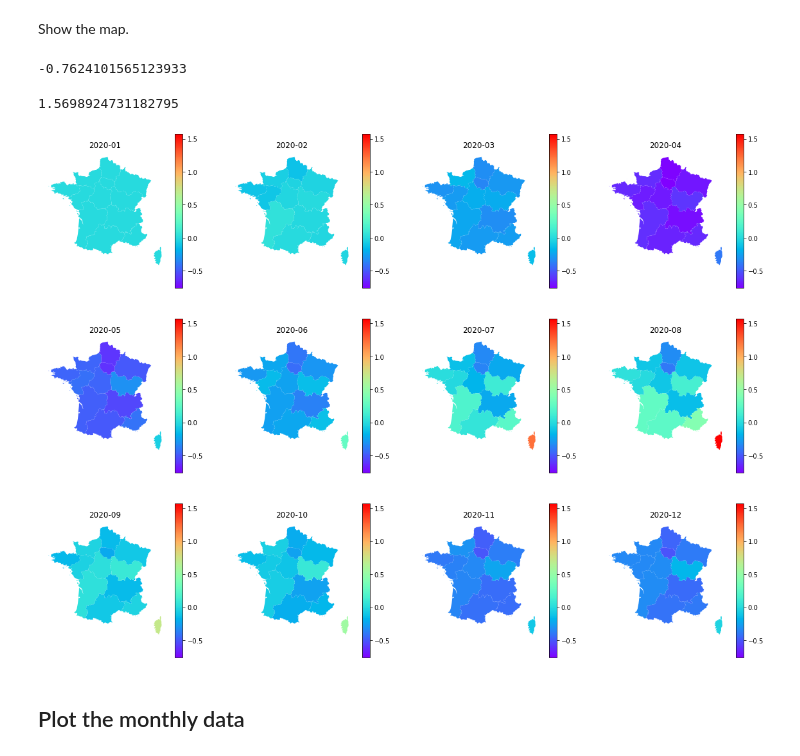
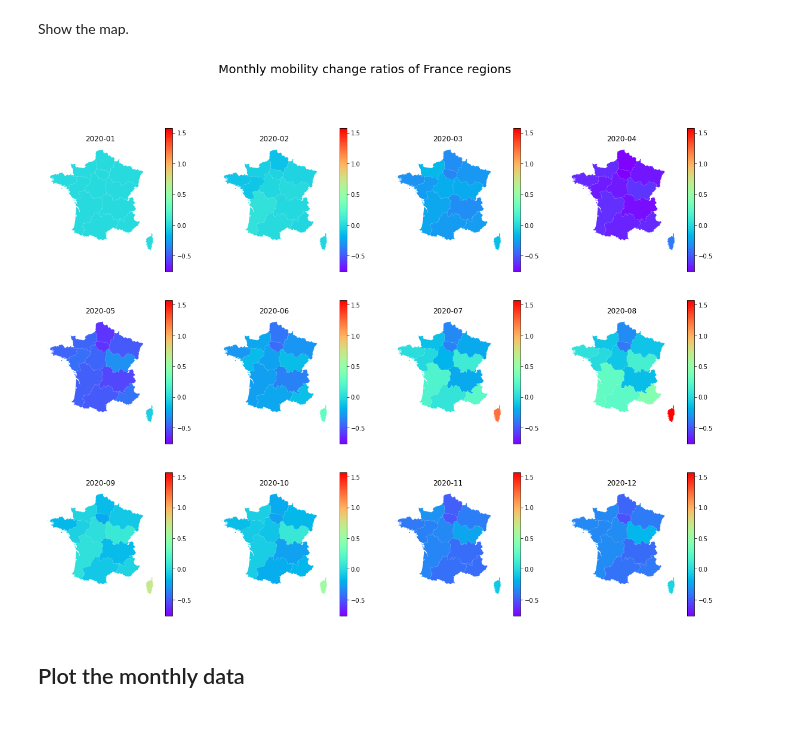
Before and after one commit to gladcolor/GIBD_RESTAPI, a Jupyter notebook: ODT_case_study_France.ipynb, the cells around one changed output. Saved outputs shown, nothing was run; the diff lists cells and outputs as text; code cells hidden in the pictures; blank space fills up the shorter version.

Commit message:
updated ODT_case_study_France

```diff
--- a/ODT_case_study_France.ipynb
+++ b/ODT_case_study_France.ipynb
@@ -116,44 +119,38 @@ jan_data
 | Île-de-France | 59548 |
 # %% [markdown]
 Show the map.
-# %%
-min(groupped.groupby(level=[0, 1])['intra_movement'].sum() / jan_data['intra_movement'] - 1)
-# %% [output]
--0.7624101565123933
-# %%
-max(groupped.groupby(level=[0, 1])['intra_movement'].sum() / jan_data['intra_movement']- 1)
-# %% [output]
-1.5698924731182795
 # %%
 row_cnt = 3
 col_cnt = 4
-fig, axes = plt.subplots(row_cnt, col_cnt, figsize=(20,15) )
+fig, axes = plt.subplots(row_cnt, col_cnt, figsize=(20,15))
+fig.suptitle("Monthly mobility change ratios of France regions", fontsize=20)
 
 
 # find the range of monthly changes
 changes = groupped.groupby(level=[0, 1])['intra_movement'].sum() / jan_data['intra_movement']- 1
 vmin= min(changes)
 vmax= max(changes)
 
+# draw suplots
 for idx, date in enumerate(dates):
     month_df = groupped.loc[date]
     axes[divmod(idx, col_cnt)].axis('off')
 
     month_df['adjusted'] = (month_df['intra_movement'].to_list() - jan_data['intra_movement']) / jan_data['intra_movement']
 
     re = gdf_country.set_index('NAME_1').join(month_df, how='left')
     re.plot(column=re['adjusted'],
             cmap='rainbow',
             ax=axes[divmod(idx, col_cnt)],
             legend=True,
             vmin=vmin,
             vmax=vmax,
            )
     axes[divmod(idx, col_cnt)].set_title(date.strftime("%Y-%m"))
 
 plt.show()
 # %% [output]
-[figure, old version]
+[figure, new version]
 # %% [markdown]
 ## Plot the monthly data
 # %% [markdown]
```
Also changed, not shown: parts of 3 cells of this notebook.
